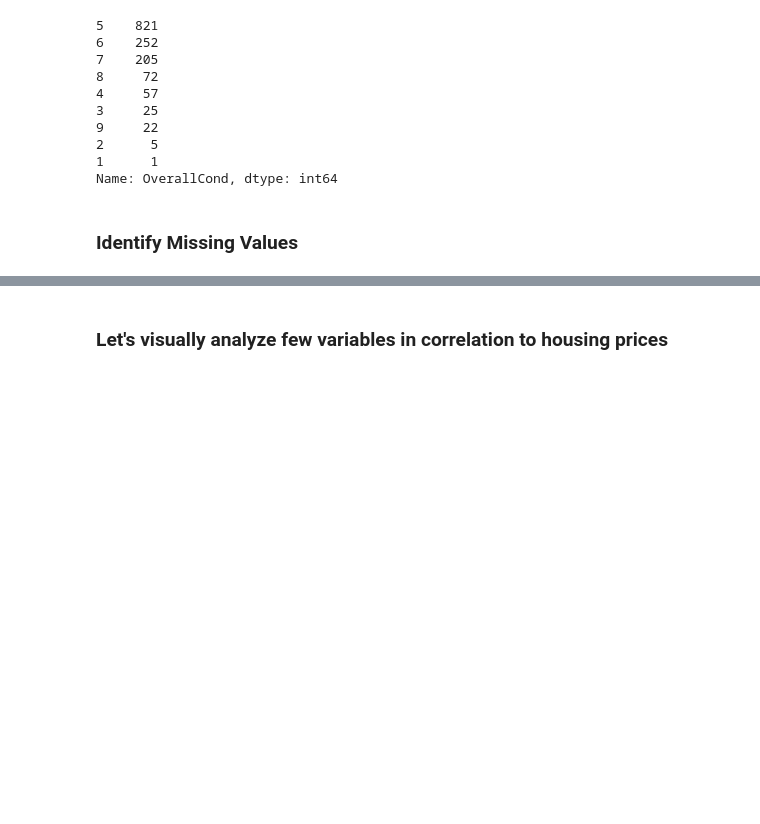
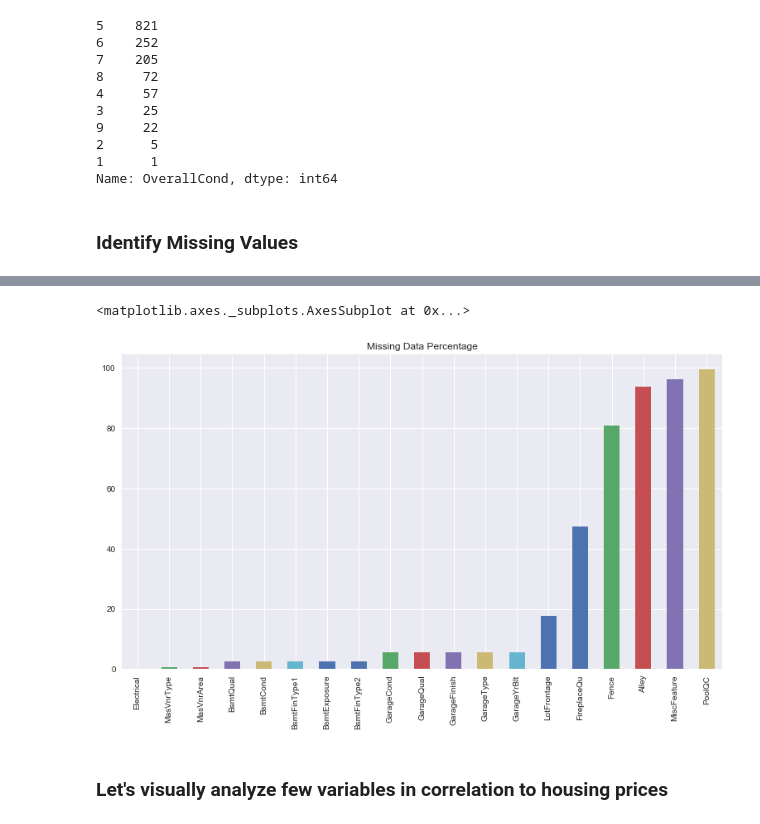
Before and after one commit to azouari/data-science, a Jupyter notebook: warmups/house-prices-advanced-regression-techniques/Housing Prices.ipynb, the cells around one changed output, grey strips where cells are left out. Cells and saved outputs as stored; diff of their text form; code cells hidden in the pictures; blank space fills up the shorter version.

```diff
--- a/warmups/house-prices-advanced-regression-techniques/Housing Prices.ipynb
+++ b/warmups/house-prices-advanced-regression-techniques/Housing Prices.ipynb
@@ -92,2 +92,10 @@ missing.plot.bar()
+# %%
+missing = (train.isnull().sum()/train.isnull().count()) * 100
+missing = missing[missing > 0]
+missing.sort_values(inplace=True)
+missing.plot.bar(title="Missing Data Percentage", figsize=(13,7))
+# %% [output]
+<matplotlib.axes._subplots.AxesSubplot at 0x...>
+[figure, added]
 # %% [markdown]
 ### Let's visually analyze few variables in correlation to housing prices
```
Also changed, not shown: parts of 9 cells of this notebook.
